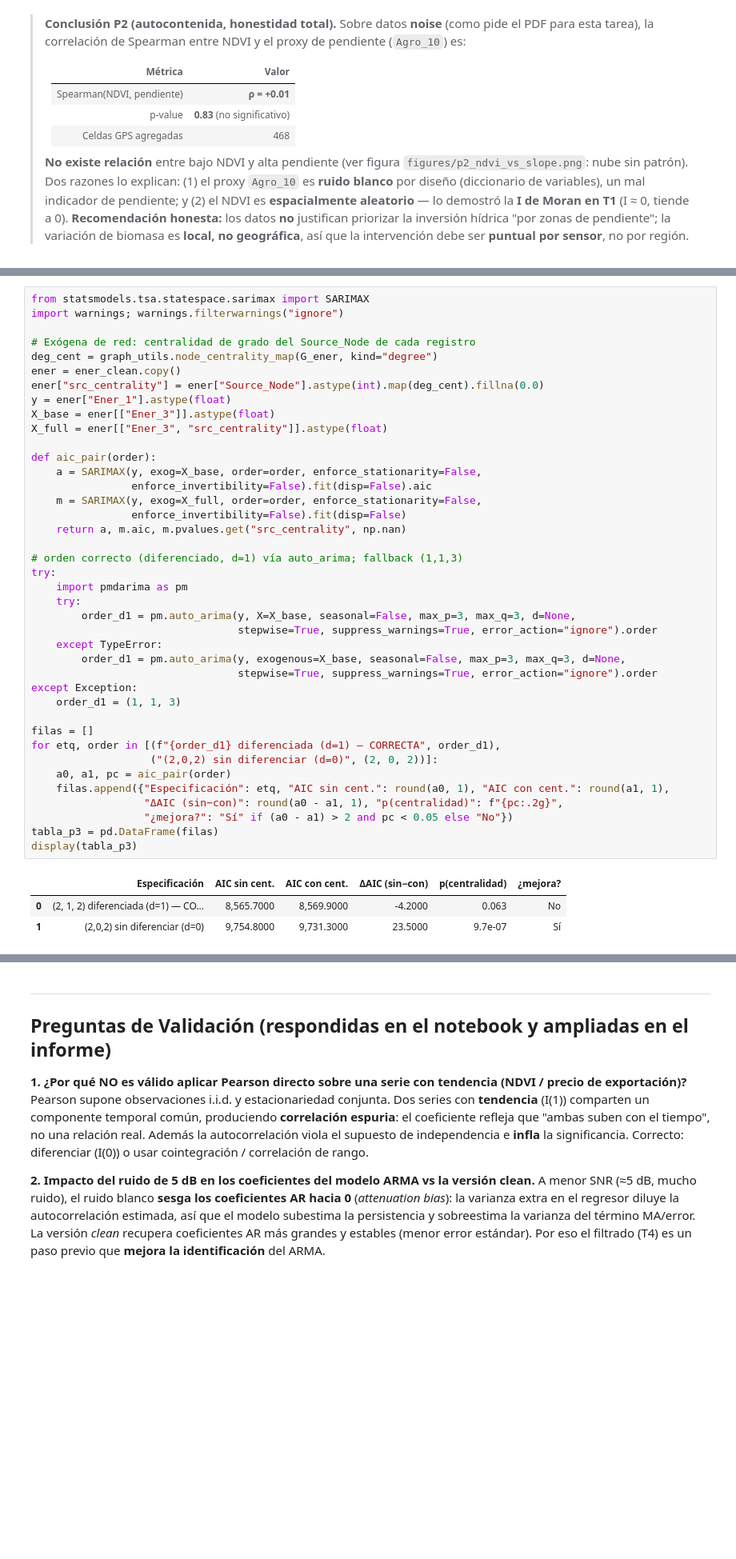
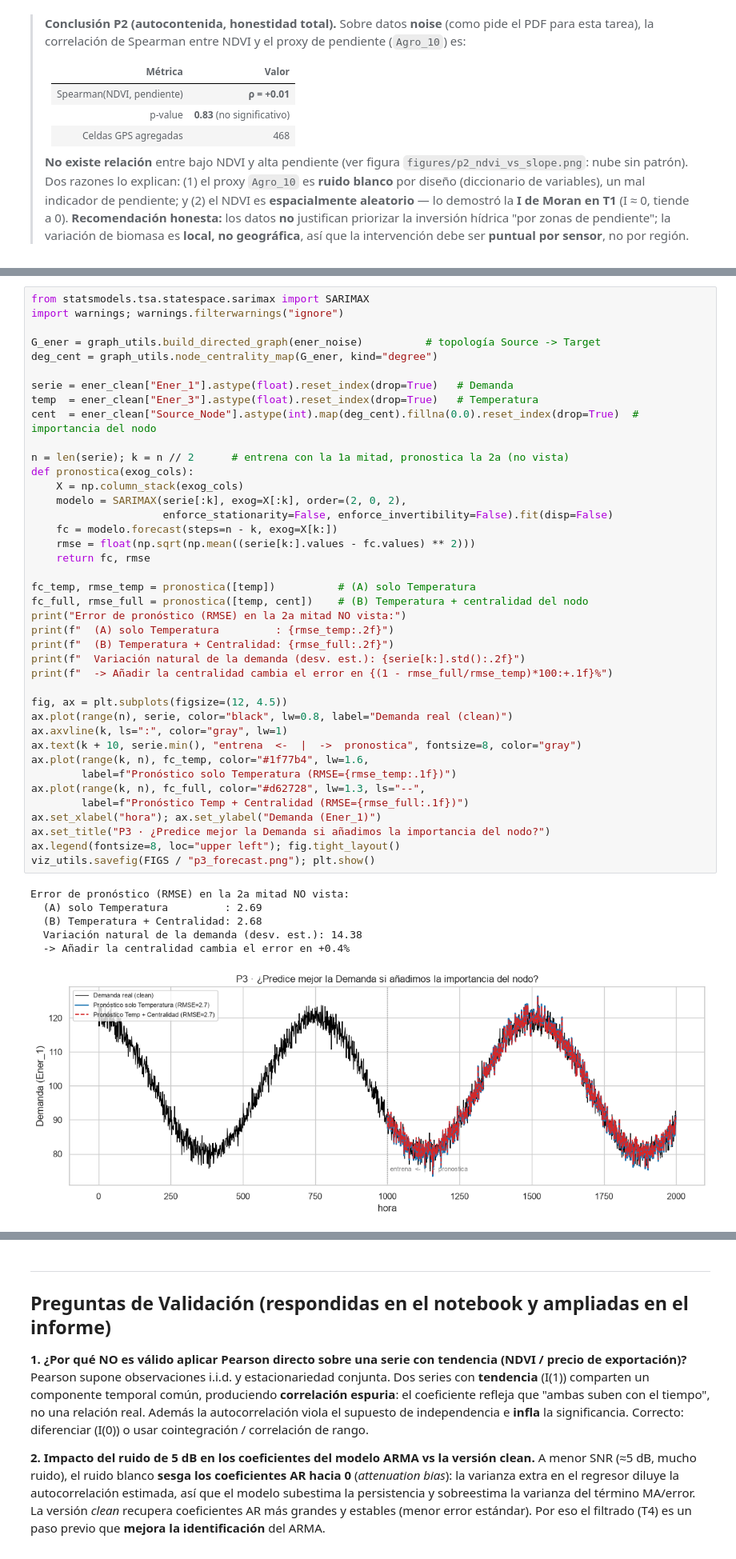
Before and after one commit to santiagovelcasallas/Challenge03_techlogistics-GomezVelez, a Jupyter notebook: notebooks/challenge03_analitica_multidimensional.ipynb, the cells around one changed output, grey strips where cells are left out. Shown at 80% size. Cells and saved outputs as stored; diff of their text form; blank space fills up the shorter version.

```diff
--- a/notebooks/challenge03_analitica_multidimensional.ipynb
+++ b/notebooks/challenge03_analitica_multidimensional.ipynb
@@ -937,45 +941,48 @@ respuesta **depende de la especificación**.
 # %%
 from statsmodels.tsa.statespace.sarimax import SARIMAX
 import warnings; warnings.filterwarnings("ignore")
 
-# Exógena de red: centralidad de grado del Source_Node de cada registro
+G_ener = graph_utils.build_directed_graph(ener_noise)          # topología Source -> Target
 deg_cent = graph_utils.node_centrality_map(G_ener, kind="degree")
-ener = ener_clean.copy()
-ener["src_centrality"] = ener["Source_Node"].astype(int).map(deg_cent).fillna(0.0)
-y = ener["Ener_1"].astype(float)
-X_base = ener[["Ener_3"]].astype(float)
-X_full = ener[["Ener_3", "src_centrality"]].astype(float)
 
-def aic_pair(order):
-    a = SARIMAX(y, exog=X_base, order=order, enforce_stationarity=False,
-                enforce_invertibility=False).fit(disp=False).aic
-    m = SARIMAX(y, exog=X_full, order=order, enforce_stationarity=False,
-                enforce_invertibility=False).fit(disp=False)
-    return a, m.aic, m.pvalues.get("src_centrality", np.nan)
+serie = ener_clean["Ener_1"].astype(float).reset_index(drop=True)   # Demanda
+temp  = ener_clean["Ener_3"].astype(float).reset_index(drop=True)   # Temperatura
+cent  = ener_clean["Source_Node"].astype(int).map(deg_cent).fillna(0.0).reset_index(drop=True)  # importancia del nodo
 
-# orden correcto (diferenciado, d=1) vía auto_arima; fallback (1,1,3)
-try:
-    import pmdarima as pm
-    try:
-        order_d1 = pm.auto_arima(y, X=X_base, seasonal=False, max_p=3, max_q=3, d=None,
-                                 stepwise=True, suppress_warnings=True, error_action="ignore").order
-    except TypeError:
-        order_d1 = pm.auto_arima(y, exogenous=X_base, seasonal=False, max_p=3, max_q=3, d=None,
-                                 stepwise=True, suppress_warnings=True, error_action="ignore").order
-except Exception:
-    order_d1 = (1, 1, 3)
+n = len(serie); k = n // 2      # entrena con la 1a mitad, pronostica la 2a (no vista)
+def pronostica(exog_cols):
+    X = np.column_stack(exog_cols)
+    modelo = SARIMAX(serie[:k], exog=X[:k], order=(2, 0, 2),
+                     enforce_stationarity=False, enforce_invertibility=False).fit(disp=False)
+    fc = modelo.forecast(steps=n - k, exog=X[k:])
+    rmse = float(np.sqrt(np.mean((serie[k:].values - fc.values) ** 2)))
+    return fc, rmse
 
-filas = []
-for etq, order in [(f"{order_d1} diferenciada (d=1) — CORRECTA", order_d1),
-                   ("(2,0,2) sin diferenciar (d=0)", (2, 0, 2))]:
-    a0, a1, pc = aic_pair(order)
-    filas.append({"Especificación": etq, "AIC sin cent.": round(a0, 1), "AIC con cent.": round(a1, 1),
-                  "ΔAIC (sin−con)": round(a0 - a1, 1), "p(centralidad)": f"{pc:.2g}",
-                  "¿mejora?": "Sí" if (a0 - a1) > 2 and pc < 0.05 else "No"})
-tabla_p3 = pd.DataFrame(filas)
-display(tabla_p3)
+fc_temp, rmse_temp = pronostica([temp])          # (A) solo Temperatura
+fc_full, rmse_full = pronostica([temp, cent])    # (B) Temperatura + centralidad del nodo
+print("Error de pronóstico (RMSE) en la 2a mitad NO vista:")
+print(f"  (A) solo Temperatura         : {rmse_temp:.2f}")
+print(f"  (B) Temperatura + Centralidad: {rmse_full:.2f}")
+print(f"  Variación natural de la demanda (desv. est.): {serie[k:].std():.2f}")
+print(f"  -> Añadir la centralidad cambia el error en {(1 - rmse_full/rmse_temp)*100:+.1f}%")
+
+fig, ax = plt.subplots(figsize=(12, 4.5))
+ax.plot(range(n), serie, color="black", lw=0.8, label="Demanda real (clean)")
+ax.axvline(k, ls=":", color="gray", lw=1)
+ax.text(k + 10, serie.min(), "entrena  <-  |  ->  pronostica", fontsize=8, color="gray")
+ax.plot(range(k, n), fc_temp, color="#1f77b4", lw=1.6,
+        label=f"Pronóstico solo Temperatura (RMSE={rmse_temp:.1f})")
+ax.plot(range(k, n), fc_full, color="#d62728", lw=1.3, ls="--",
+        label=f"Pronóstico Temp + Centralidad (RMSE={rmse_full:.1f})")
+ax.set_xlabel("hora"); ax.set_ylabel("Demanda (Ener_1)")
+ax.set_title("P3 · ¿Predice mejor la Demanda si añadimos la importancia del nodo?")
+ax.legend(fontsize=8, loc="upper left"); fig.tight_layout()
+viz_utils.savefig(FIGS / "p3_forecast.png"); plt.show()
 # %% [output]
-|  | Especificación | AIC sin cent. | AIC con cent. | ΔAIC (sin−con) | p(centralidad) | ¿mejora? |
-| 0 | (2, 1, 2) diferenciada (d=1) — CO... | 8,565.7000 | 8,569.9000 | -4.2000 | 0.063 | No |
-| 1 | (2,0,2) sin diferenciar (d=0) | 9,754.8000 | 9,731.3000 | 23.5000 | 9.7e-07 | Sí |
+Error de pronóstico (RMSE) en la 2a mitad NO vista:
+  (A) solo Temperatura         : 2.69
+  (B) Temperatura + Centralidad: 2.68
+  Variación natural de la demanda (desv. est.): 14.38
+  -> Añadir la centralidad cambia el error en +0.4%
+[figure, added]
 # %% [markdown]
```
Also changed, not shown: parts of 2 cells of this notebook, 1 other file.
